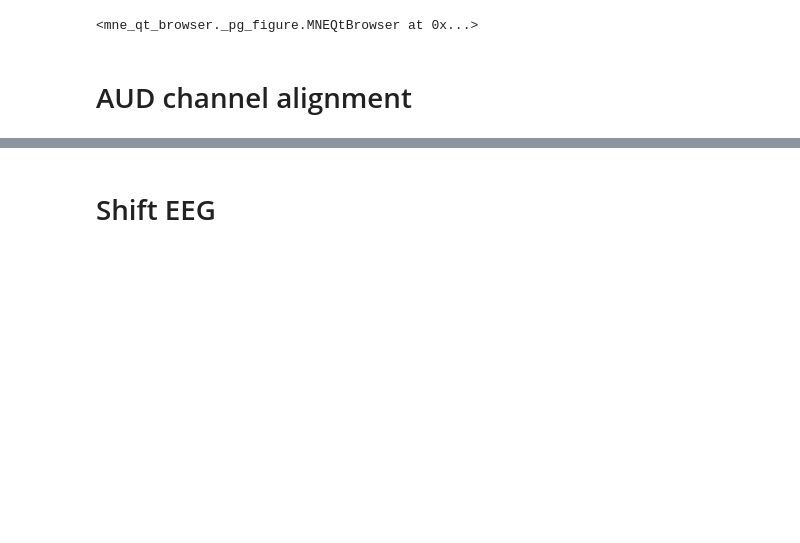
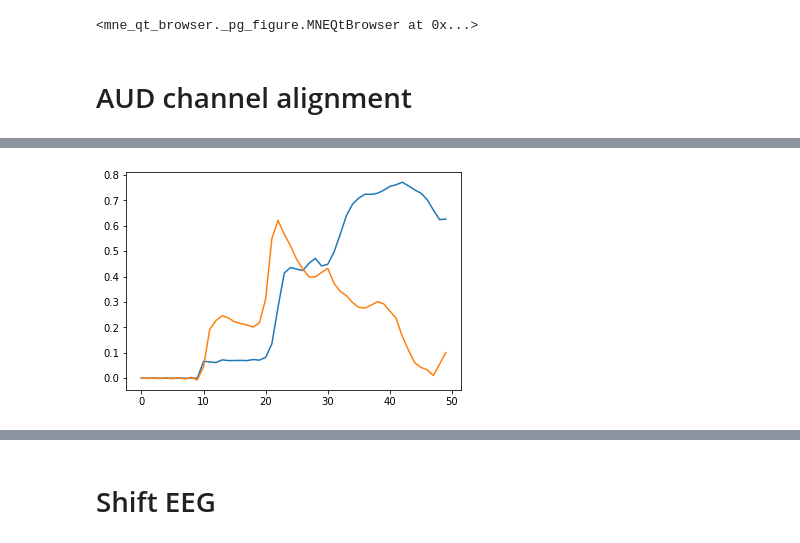
Before and after one commit to jeonghwa-cho/trf, a Jupyter notebook: estimate_trfs_LittlePrince.ipynb, the cells around one changed output, grey strips where cells are left out. Saved outputs shown, nothing was run; the diff lists cells and outputs as text; code cells hidden in the pictures; blank space fills up the shorter version.

```diff
--- a/estimate_trfs_LittlePrince.ipynb
+++ b/estimate_trfs_LittlePrince.ipynb
@@ -240,8 +243,8 @@ plt.plot(t, y)
 # Resample and concatenate
 
 epoch_downsampled = epochs_aud.copy().resample(sfreq=100)
-aud = eelbrain.load.fiff.epochs_ndvar(epoch_downsampled, -0.100, connectivity='none')
-aud_concatenated = eelbrain.concatenate(aud)
+aud_ndvar = eelbrain.load.fiff.epochs_ndvar(epoch_downsampled, -0.100, connectivity='none')
+aud_concatenated = eelbrain.concatenate(aud_ndvar)
 # %%
 # Plot predictors_con and aud_con (same time intervals)
 
@@ -255,12 +261,15 @@ plt.show()
 # %%
 # Plot predictors_con and aud_con (shifted time intervals)
 
-X = range(0, 100) #120ms = 12 samples
-Y = range(35, 135) #12 samples = 120ms
+%matplotlib inline
+X = range(0, 50) #120ms = 12 samples
+Y = range(35, 85) #12 samples = 120ms
 
 plt.plot(X, predictors_concatenated[0].x[X]/2000) #BLUE
-plt.plot(Y, aud_concatenated.x[0][Y]) #ORANGE
+plt.plot(X, aud_concatenated.x[0][Y]) #ORANGE
 
 plt.show()
+# %% [output]
+[figure, added]
 # %%
 # Shift aud
```
Also changed, not shown: parts of 4 cells of this notebook.
